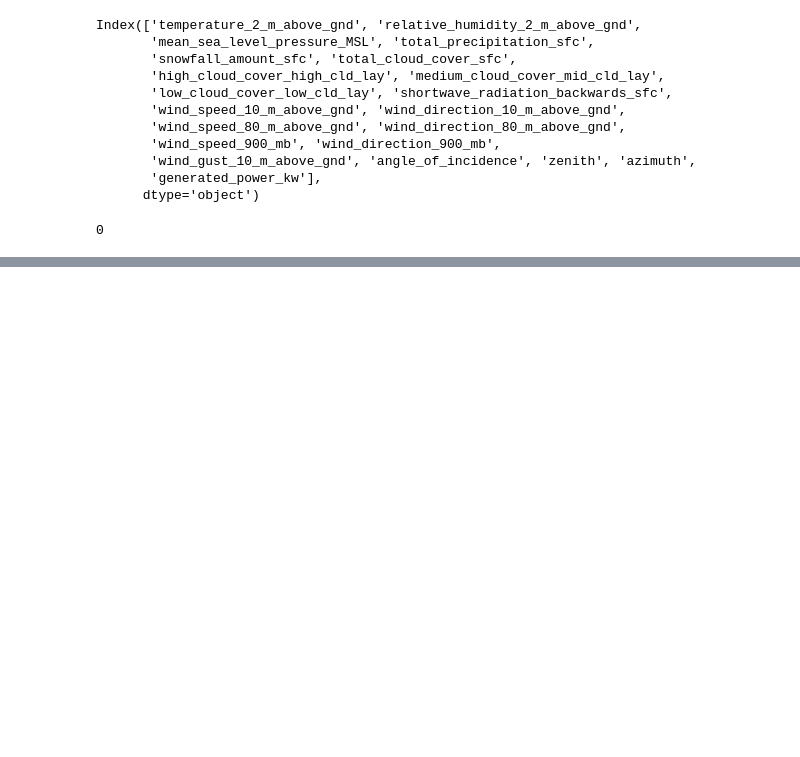
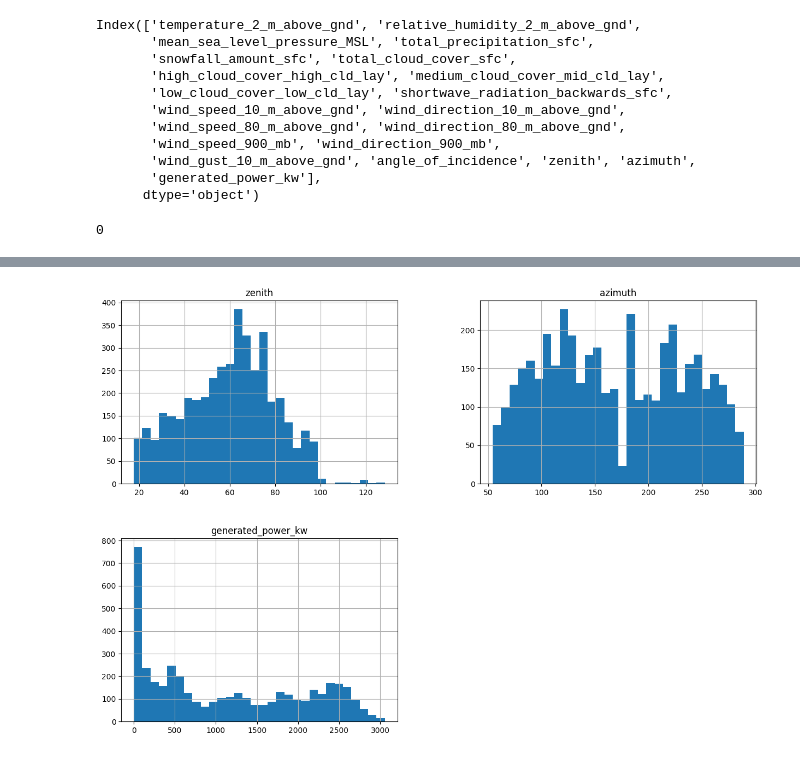
Before and after one commit to Notamswethasri7/SolarPowerOutput, a Jupyter notebook: solar power/solarpowerprediction.ipynb, the cells around one changed output, grey strips where cells are left out. Drawn from its saved outputs; the diff is of its cells as text; code cells hidden in the pictures; blank space fills up the shorter version.

```diff
--- a/solar power/solarpowerprediction.ipynb
+++ b/solar power/solarpowerprediction.ipynb
@@ -174,0 +176,6 @@ plt.show()
+# %%
+df[df.columns[18:21]].hist(bins=30, figsize=(15,10))
+
+plt.show()
+# %% [output]
+[figure, added]
```
Also changed, not shown: parts of 11 cells of this notebook.
